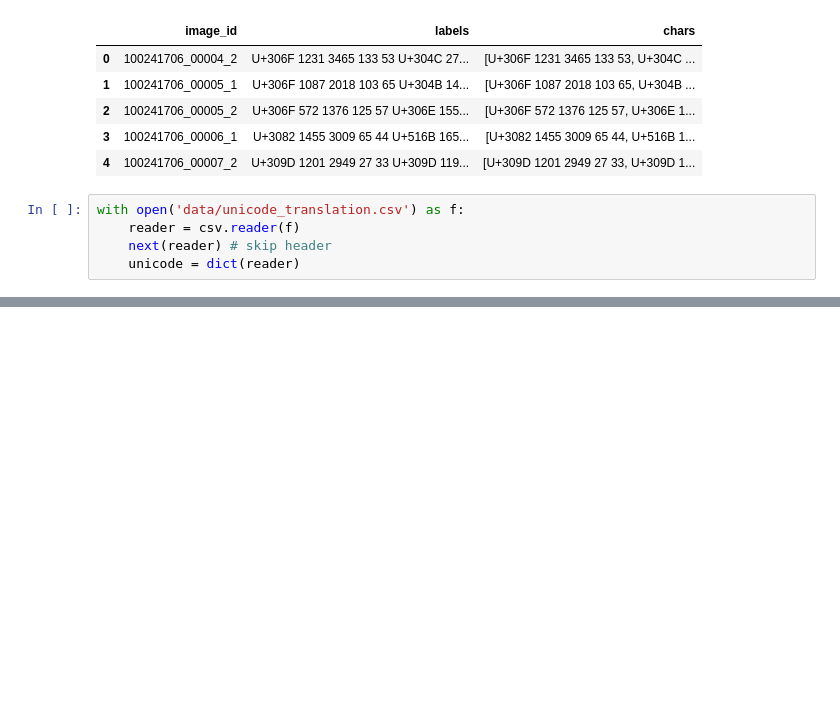
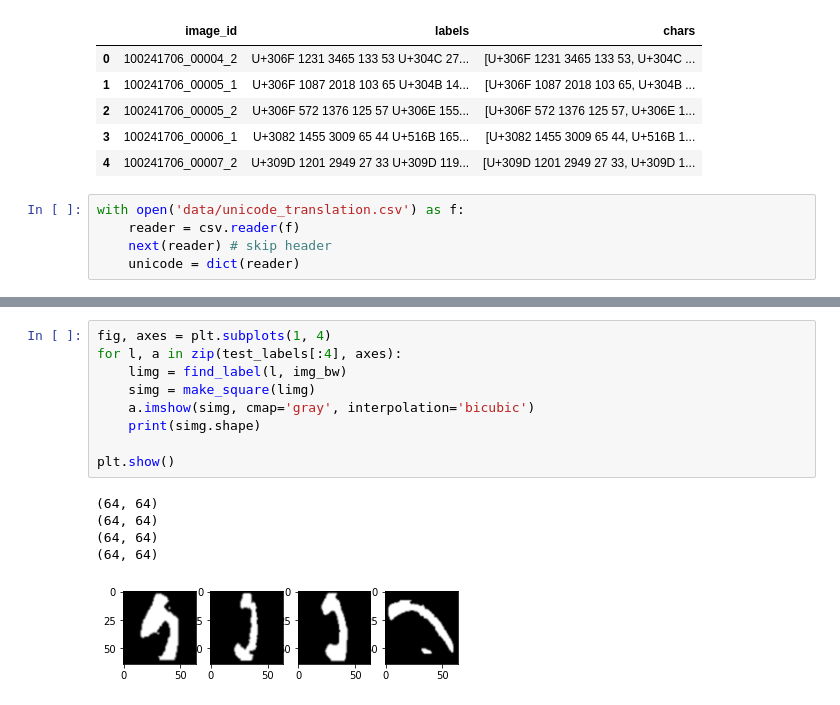
Before and after one commit to nicholas-miles/kuzushiji-recognition, a Jupyter notebook: Exploration.ipynb, the cells around one changed output, grey strips where cells are left out. Saved outputs shown, nothing was run; the diff lists cells and outputs as text; blank space fills up the shorter version.

```diff
--- a/Exploration.ipynb
+++ b/Exploration.ipynb
@@ -103,0 +155,15 @@ plt.imshow(img_bw[y:y+h, x:x+w], cmap='gray', interpolation='bicubic')
+# %%
+fig, axes = plt.subplots(1, 4)
+for l, a in zip(test_labels[:4], axes):
+    limg = find_label(l, img_bw)
+    simg = make_square(limg)
+    a.imshow(simg, cmap='gray', interpolation='bicubic')
+    print(simg.shape)
+
+plt.show()
+# %% [output]
+(64, 64)
+(64, 64)
+(64, 64)
+(64, 64)
+[figure, added]
```
Also changed, not shown: parts of 11 cells of this notebook.
